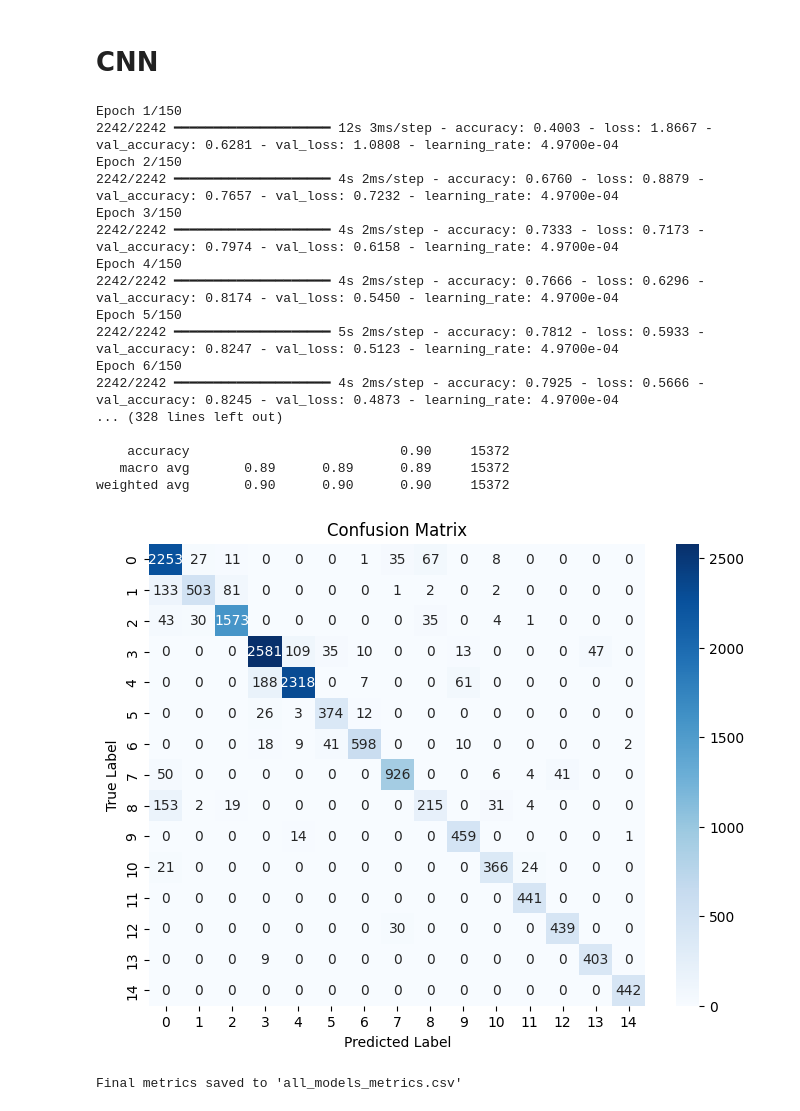
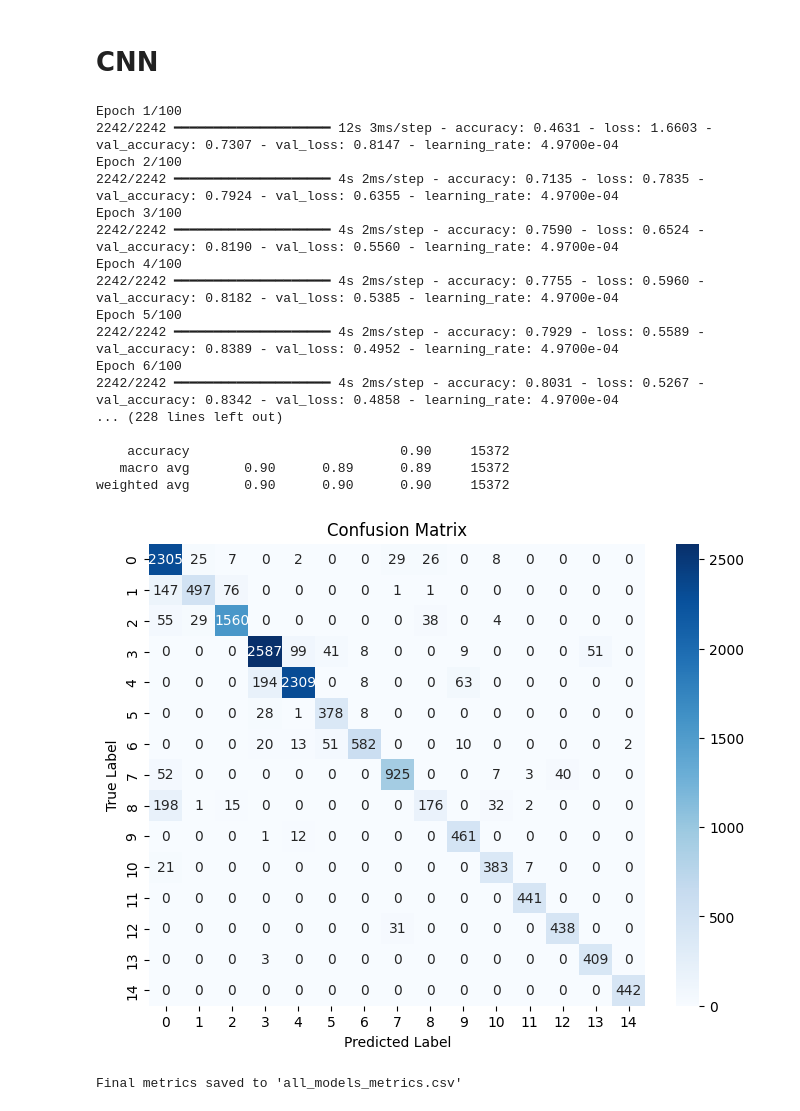
Before and after one commit to kaushikar11/RAI-HER, a Jupyter notebook: MODELS-EVALUATION.ipynb, the cells around one changed output. Saved outputs shown, nothing was run; the diff lists cells and outputs as text; code cells hidden in the pictures.

```diff
--- a/MODELS-EVALUATION.ipynb
+++ b/MODELS-EVALUATION.ipynb
@@ -989,7 +989,7 @@ num_classes = len(np.unique(y))
 cnn_model = build_cnn_model(input_shape, num_classes)
 history = cnn_model.fit(
     X_train_cnn, y_train,
-    epochs=150, batch_size=32,
+    epochs=100, batch_size=32,
     validation_data=(X_val_cnn, y_val),
     callbacks=[
         reduce_lr
@@ -1010,48 +1010,48 @@ pred_df.drop(columns=['Emotion'], inplace=True)
 test_df = X_test.copy()
 test_df['Emotion_Type'] = (test_df['Emotion_Type'] == 1).astype(float)
 
 # Compute evaluation metrics
 accuracy = accuracy_score(y_test, predicted_labels)
 precision = precision_score(y_test, predicted_labels, average='weighted')
 recall = recall_score(y_test, predicted_labels, average='weighted')
 
 # Print evaluation metrics
 print(f"Accuracy: {accuracy:.4f}")
 print(f"Precision: {precision:.4f}")
 print(f"Recall: {recall:.4f}")
 
 # Classification Report
 class_report = classification_report(y_test, predicted_labels)
 print("Classification Report:")
 print(class_report)
 
 # Plot Confusion Matrix
 plt.figure(figsize=(8, 6))
 conf_matrix = tf.math.confusion_matrix(y_test, predicted_labels).numpy()
 sns.heatmap(conf_matrix, annot=True, fmt='d', cmap='Blues', xticklabels=np.unique(y_test), yticklabels=np.unique(y_test))
 plt.xlabel('Predicted Label')
 plt.ylabel('True Label')
 plt.title('Confusion Matrix')
 plt.show()
 # %% [output]
-Epoch 1/150
-2242/2242 ━━━━━━━━━━━━━━━━━━━━ 12s 3ms/step - accuracy: 0.4003 - loss: 1.8667 - val_accuracy: 0.6281 - val_loss: 1.0808 - learning_rate: 4.9700e-04
-Epoch 2/150
-2242/2242 ━━━━━━━━━━━━━━━━━━━━ 4s 2ms/step - accuracy: 0.6760 - loss: 0.8879 - val_accuracy: 0.7657 - val_loss: 0.7232 - learning_rate: 4.9700e-04
-Epoch 3/150
-2242/2242 ━━━━━━━━━━━━━━━━━━━━ 4s 2ms/step - accuracy: 0.7333 - loss: 0.7173 - val_accuracy: 0.7974 - val_loss: 0.6158 - learning_rate: 4.9700e-04
-Epoch 4/150
-2242/2242 ━━━━━━━━━━━━━━━━━━━━ 4s 2ms/step - accuracy: 0.7666 - loss: 0.6296 - val_accuracy: 0.8174 - val_loss: 0.5450 - learning_rate: 4.9700e-04
-Epoch 5/150
-2242/2242 ━━━━━━━━━━━━━━━━━━━━ 5s 2ms/step - accuracy: 0.7812 - loss: 0.5933 - val_accuracy: 0.8247 - val_loss: 0.5123 - learning_rate: 4.9700e-04
-Epoch 6/150
-2242/2242 ━━━━━━━━━━━━━━━━━━━━ 4s 2ms/step - accuracy: 0.7925 - loss: 0.5666 - val_accuracy: 0.8245 - val_loss: 0.4873 - learning_rate: 4.9700e-04
-... (328 lines left out)
+Epoch 1/100
+2242/2242 ━━━━━━━━━━━━━━━━━━━━ 12s 3ms/step - accuracy: 0.4631 - loss: 1.6603 - val_accuracy: 0.7307 - val_loss: 0.8147 - learning_rate: 4.9700e-04
+Epoch 2/100
+2242/2242 ━━━━━━━━━━━━━━━━━━━━ 4s 2ms/step - accuracy: 0.7135 - loss: 0.7835 - val_accuracy: 0.7924 - val_loss: 0.6355 - learning_rate: 4.9700e-04
+Epoch 3/100
+2242/2242 ━━━━━━━━━━━━━━━━━━━━ 4s 2ms/step - accuracy: 0.7590 - loss: 0.6524 - val_accuracy: 0.8190 - val_loss: 0.5560 - learning_rate: 4.9700e-04
+Epoch 4/100
+2242/2242 ━━━━━━━━━━━━━━━━━━━━ 4s 2ms/step - accuracy: 0.7755 - loss: 0.5960 - val_accuracy: 0.8182 - val_loss: 0.5385 - learning_rate: 4.9700e-04
+Epoch 5/100
+2242/2242 ━━━━━━━━━━━━━━━━━━━━ 4s 2ms/step - accuracy: 0.7929 - loss: 0.5589 - val_accuracy: 0.8389 - val_loss: 0.4952 - learning_rate: 4.9700e-04
+Epoch 6/100
+2242/2242 ━━━━━━━━━━━━━━━━━━━━ 4s 2ms/step - accuracy: 0.8031 - loss: 0.5267 - val_accuracy: 0.8342 - val_loss: 0.4858 - learning_rate: 4.9700e-04
+... (228 lines left out)
 
     accuracy                           0.90     15372
-   macro avg       0.89      0.89      0.89     15372
+   macro avg       0.90      0.89      0.89     15372
 weighted avg       0.90      0.90      0.90     15372
-[figure, old version]
+[figure, new version]
 # %%
 model_name = "CNN_Model"
 new_row = pd.DataFrame([{
```
Also changed, not shown: parts of 3 cells of this notebook.
